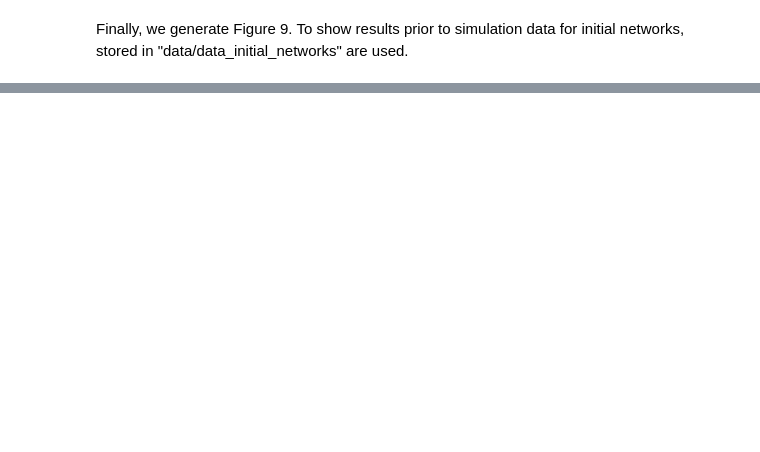
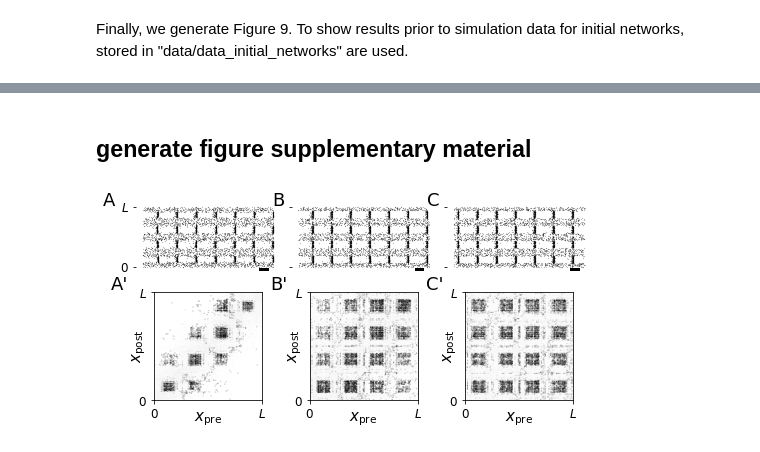
Before and after one commit to jkrom/Frontiers_SSTPMDBN, a Jupyter notebook: main.ipynb, the cells around one changed output, grey strips where cells are left out. Drawn from its saved outputs; the diff is of its cells as text; code cells hidden in the pictures; blank space fills up the shorter version.

```diff
--- a/main.ipynb
+++ b/main.ipynb
@@ -411,2 +423,11 @@ else:
+# %%
+# directory in which results of long simulations are saved
+directory = pathSimData + "/shuffled_CR_stimulation_long"
+backupSimMWintraInterShuffled_filename = backupFolder + "/dic_sim_shuffledCR_mw_intra_inter.npy"
+if os.path.isfile( backupSimMWintraInterShuffled_filename ) == False:
+    dic_resultsSimShuffled = functions_analyze_data.loadSimulation_results_intra_inter_shuffledCR(directory)
+    # np.save( backupSimMWintraInterShuffled_filename, dic_resultsSimShuffled )
+else:
+    dic_resultsSimShuffled= np.load( backupSimMWintraInterShuffled_filename ,allow_pickle='TRUE').item()
 # %% [markdown]
 Finally, we generate Figure 9. To show results prior to simulation data for initial networks, stored in "data/data_initial_networks" are used.
@@ -419,0 +441,9 @@ fig = functions_analyze_data.genFigure_meanweight_theory_vs_sim( dic_plt_results
+# %% [markdown]
+## generate figure supplementary material
+# %%
+fig = functions_analyze_data.genFigureSupplement( pathSimData )
+
+# fig.savefig( "FigS1.pdf" , bbox_inches="tight" )
+# fig.savefig( "FigS1.png" , bbox_inches="tight", dpi=450 )
+# %% [output]
+[figure, added]
```
Also changed, not shown: parts of 20 cells of this notebook.
